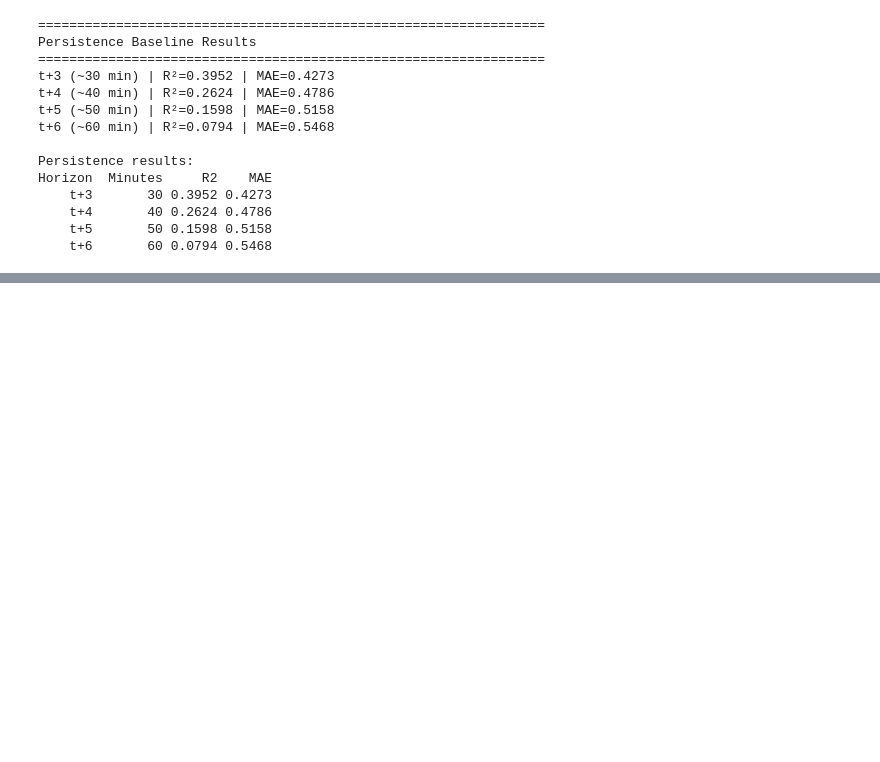
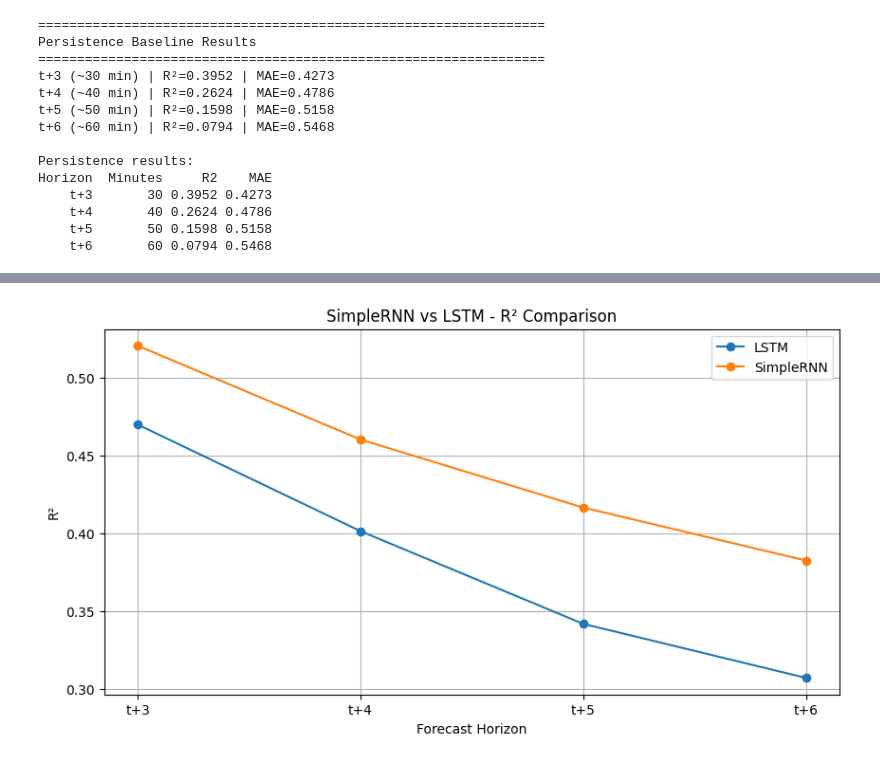
Before and after one commit to zahra147/household-energy-forecasting-lstm, a Jupyter notebook: notebooks/HouseholdEnergylstm.ipynb, the cells around one changed output, grey strips where cells are left out. Cells and saved outputs as stored; diff of their text form; code cells hidden in the pictures; blank space fills up the shorter version.

```diff
--- a/notebooks/HouseholdEnergylstm.ipynb
+++ b/notebooks/HouseholdEnergylstm.ipynb
@@ -1165,0 +1402,34 @@ plt.show()
+# %%
+# -----------------------------------------------------------------
+# 20) R²: SimpleRNN vs LSTM
+# -----------------------------------------------------------------
+
+plt.figure(figsize=(10, 5))
+
+plt.plot(
+    rnn_lstm_comparison["Horizon"],
+    rnn_lstm_comparison["LSTM_R2"],
+    marker="o",
+    label="LSTM"
+)
+
+plt.plot(
+    rnn_lstm_comparison["Horizon"],
+    rnn_lstm_comparison["SimpleRNN_R2"],
+    marker="o",
+    label="SimpleRNN"
+)
+
+plt.xlabel("Forecast Horizon")
+plt.ylabel("R²")
+
+plt.title(
+    "SimpleRNN vs LSTM - R² Comparison"
+)
+
+plt.legend()
+plt.grid(True)
+
+plt.show()
+# %% [output]
+[figure, added]
```
Also changed, not shown: parts of 10 cells of this notebook.
